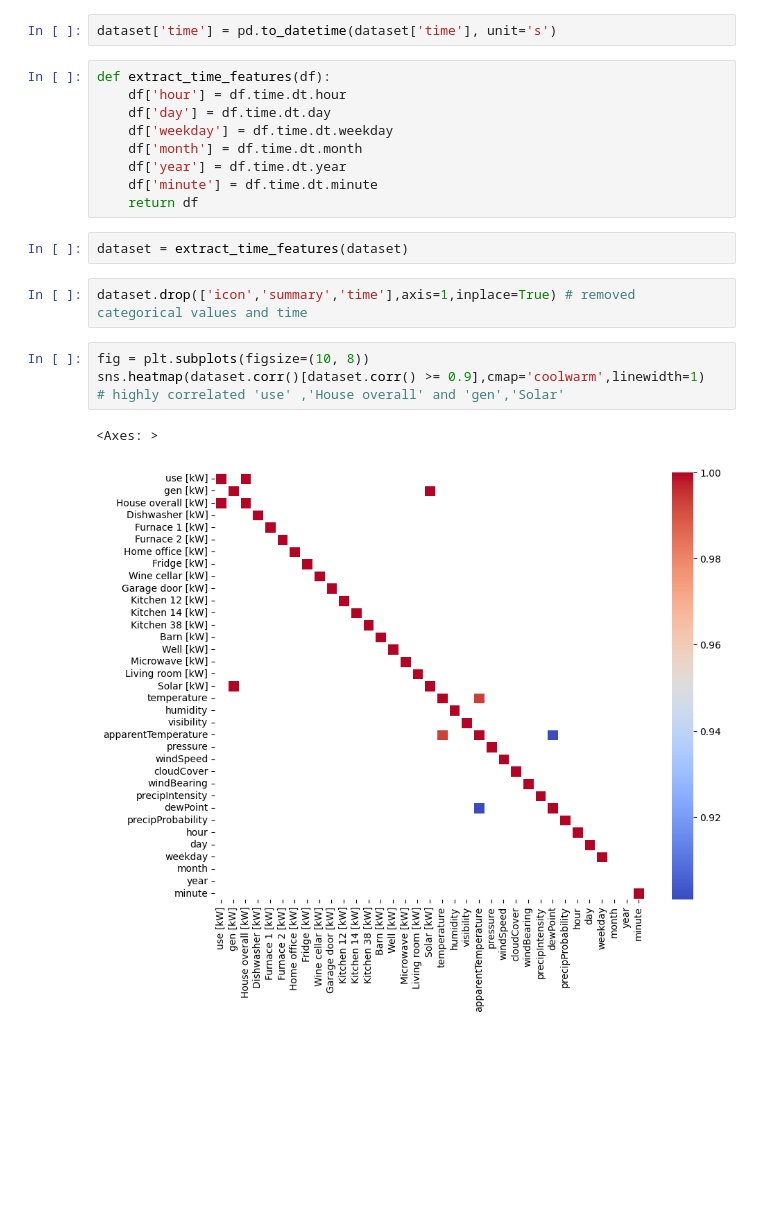
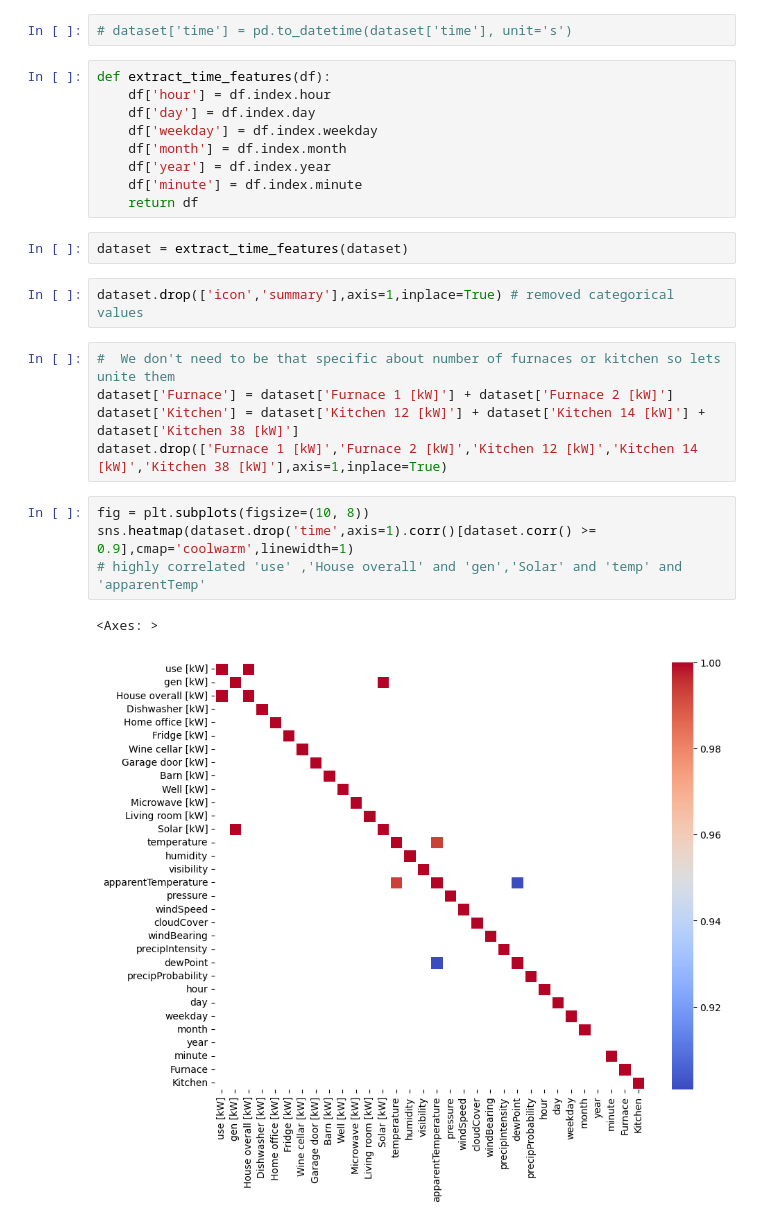
Before and after one commit to dmitriiDr/Notebooks_ML, a Jupyter notebook: 05_SmartHome_Energy_Consumption_and_Weather_Data_Analysis.ipynb, the cells around one changed output. Drawn from its saved outputs; the diff is of its cells as text; blank space fills up the shorter version.

```diff
--- a/05_SmartHome_Energy_Consumption_and_Weather_Data_Analysis.ipynb
+++ b/05_SmartHome_Energy_Consumption_and_Weather_Data_Analysis.ipynb
@@ -146,25 +159,30 @@ Name: time, dtype: datetime64[ns]
 # %%
-dataset['time'] = pd.to_datetime(dataset['time'], unit='s')
+# dataset['time'] = pd.to_datetime(dataset['time'], unit='s')
 # %%
 def extract_time_features(df):
-    df['hour'] = df.time.dt.hour
-    df['day'] = df.time.dt.day
-    df['weekday'] = df.time.dt.weekday
-    df['month'] = df.time.dt.month
-    df['year'] = df.time.dt.year
-    df['minute'] = df.time.dt.minute
+    df['hour'] = df.index.hour
+    df['day'] = df.index.day
+    df['weekday'] = df.index.weekday
+    df['month'] = df.index.month
+    df['year'] = df.index.year
+    df['minute'] = df.index.minute
     return df
 # %%
 dataset = extract_time_features(dataset)
 # %%
-dataset.drop(['icon','summary','time'],axis=1,inplace=True) # removed categorical values and time
+dataset.drop(['icon','summary'],axis=1,inplace=True) # removed categorical values
+# %%
+#  We don't need to be that specific about number of furnaces or kitchen so lets unite them
+dataset['Furnace'] = dataset['Furnace 1 [kW]'] + dataset['Furnace 2 [kW]']
+dataset['Kitchen'] = dataset['Kitchen 12 [kW]'] + dataset['Kitchen 14 [kW]'] + dataset['Kitchen 38 [kW]']
+dataset.drop(['Furnace 1 [kW]','Furnace 2 [kW]','Kitchen 12 [kW]','Kitchen 14 [kW]','Kitchen 38 [kW]'],axis=1,inplace=True)
 # %%
 fig = plt.subplots(figsize=(10, 8))
-sns.heatmap(dataset.corr()[dataset.corr() >= 0.9],cmap='coolwarm',linewidth=1)
-# highly correlated 'use' ,'House overall' and 'gen','Solar'
+sns.heatmap(dataset.drop('time',axis=1).corr()[dataset.corr() >= 0.9],cmap='coolwarm',linewidth=1)
+# highly correlated 'use' ,'House overall' and 'gen','Solar' and 'temp' and 'apparentTemp'
 # %% [output]
 <Axes: >
-[figure, old version]
+[figure, new version]
 # %%
 dataset['use_house'] = dataset['use [kW]']
 dataset['gen_sol'] = dataset['gen [kW]']
```
Also changed, not shown: parts of 35 cells of this notebook.
